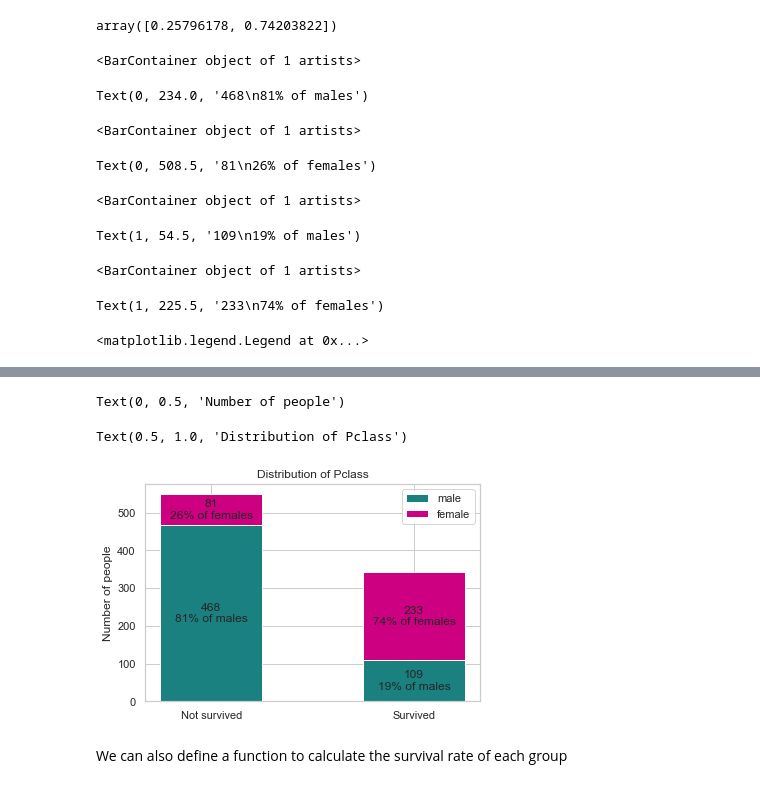
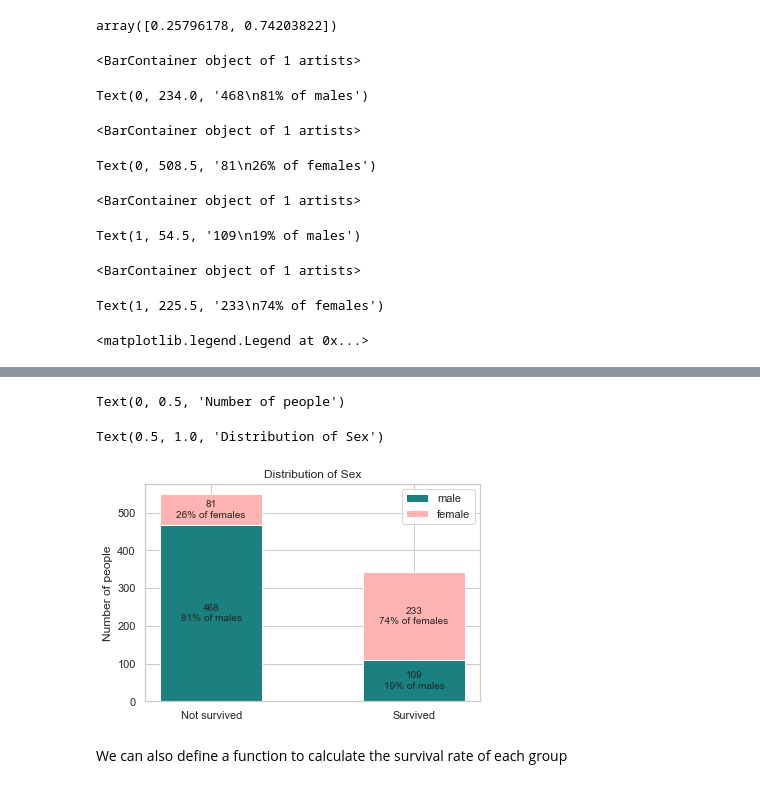
Before and after one commit to Metaming/Udacity-project, a Jupyter notebook: Titantic survival/Titanic_survivors.ipynb, the cells around one changed output, grey strips where cells are left out. Saved outputs shown, nothing was run; the diff lists cells and outputs as text; code cells hidden in the pictures.

```diff
--- a/Titantic survival/Titanic_survivors.ipynb
+++ b/Titantic survival/Titanic_survivors.ipynb
@@ -96,12 +109,10 @@ Survivor number and percentage
 # %%
-survive = train['Survived'].value_counts()
-survive
+survive = data_train['Survived'].value_counts()
 
 survive_percentage = survive/survive.sum()
-survive_percentage
 
-x = train['Survived'].value_counts().index
-x
+
+x = data_train['Survived'].value_counts().index
 
 width = 0.5
 plt.figure()
@@ -309,11 +297,33 @@ Text(0.5, 1.0, 'Fare Distribution')
 # %%
-train['sex_num']=(train[column]=='male')*1-0.5 # convert gender to numeric, "male"=0.5, "female" = -0.5
+column = 'Sex'
+data_train['sex_num']=(data_train[column]=='male')*1-0.5 # convert gender to numeric, "male"=0.5, "female" = -0.5
 
-corr_matrix = train[['Survived', 'Pclass','sex_num','Age','SibSp','Parch','Fare']].corr()
-corr_matrix
+corr_matrix = data_train[['Survived', 'Pclass','sex_num','Age','SibSp','Parch','Fare']].corr()
+#corr_matrix
 
-fig,plots = plt.subplots(figsize=(6, 6))
+corr_matrix_male = data_train[['Survived', 'Pclass','Age','SibSp','Parch','Fare']][(data_train['sex_num'] == 0.5)].corr()
+#corr_matrix_male
+
+corr_matrix_female = data_train[['Survived', 'Pclass','Age','SibSp','Parch','Fare']][(data_train['sex_num'] == -0.5)].corr()
+#corr_matrix_female
+
+
+
+fig,plots = plt.subplots(figsize=(8, 7))
 sns.heatmap(corr_matrix, vmin=-0.7, vmax=0.7 ,annot=True, linewidths=0.5, fmt='.2f',cmap="PiYG")
 plots.set_ylim(7, 0)
+plt.title('Correlation (all passengers)')
 plt.show()
+
+fig,plots = plt.subplots(figsize=(8, 7))
+sns.heatmap(corr_matrix_male, vmin=-0.7, vmax=0.7 ,annot=True, linewidths=0.5, fmt='.2f',cmap="PiYG")
+plots.set_ylim(6, 0)
+plt.title('Correlation (male passengers)')
+plt.show()
+
+fig,plots = plt.subplots(figsize=(8, 7))
+sns.heatmap(corr_matrix_female, vmin=-0.7, vmax=0.7 ,annot=True, linewidths=0.5, fmt='.2f',cmap="PiYG")
+plots.set_ylim(6, 0)
+plt.title('Correlation (female passengers)')
+plt.show()
 # %% [output]
@@ -325,8 +351,8 @@ TypeError: invalid type comparison
 # %%
 
-sv_sex = train.groupby(['Survived'])['Sex']
+sv_sex = data_train.groupby(['Survived'])['Sex']
 sv_sex_num = sv_sex.value_counts()
-xnum = train['Survived'].value_counts().index
+xnum = data_train['Survived'].value_counts().index
 
 sv_sex_num
 
@@ -363,7 +389,7 @@ for nx in xnum:
     plt.bar (xnum[nx], sv_sex_num [nx,'male'], width,color = [0.1,0.5,0.5])
     plt.annotate('{}\n{:.0%} of males'.format(sv_sex_num [nx,'male'],sv_male_perc[nx]),xy = (xnum[nx],sv_sex_num [nx,'male']/2),ha='center', va='center')
 
-    plt.bar (xnum[nx], sv_sex_num [nx,'female'], width, bottom=sv_sex_num [nx,'male'],color = [0.8,0,0.5])
+    plt.bar (xnum[nx], sv_sex_num [nx,'female'], width, bottom=sv_sex_num [nx,'male'],color = [1,0.7,0.7])
     plt.annotate('{}\n{:.0%} of females'.format(sv_sex_num [nx,'female'],sv_female_perc[nx]),xy = (xnum[nx],sv_sex_num [nx,'male']+sv_sex_num [nx,'female']/2),ha='center', va='center')
 
 
@@ -388,7 +413,7 @@ Text(1, 225.5, '233\n74% of females')
  <a list of 2 Text xticklabel objects>)
 Text(0, 0.5, 'Number of people')
-Text(0.5, 1.0, 'Distribution of Pclass')
+Text(0.5, 1.0, 'Distribution of Sex')
-[figure, old version]
+[figure, new version]
 # %% [markdown]
 We can also define a function to calculate the survival rate of each group
 # %%
```
Also changed, not shown: parts of 66 cells of this notebook.
